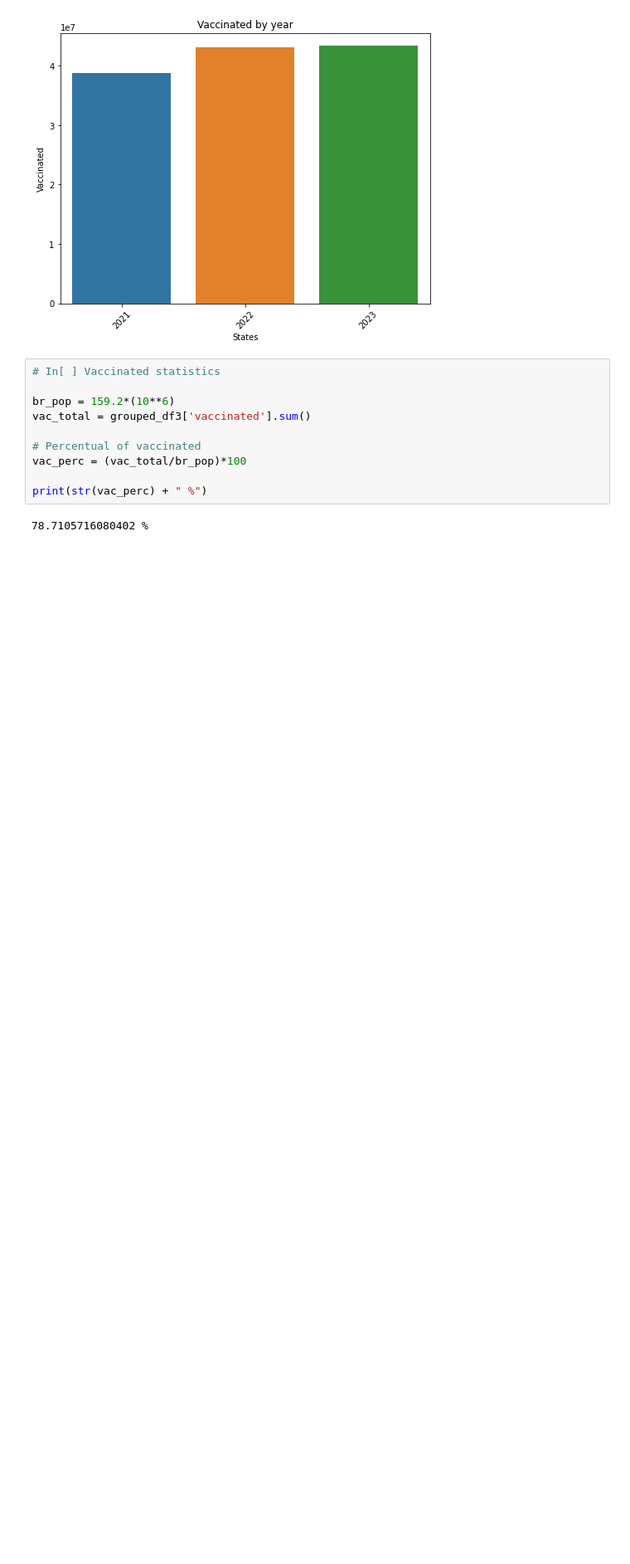
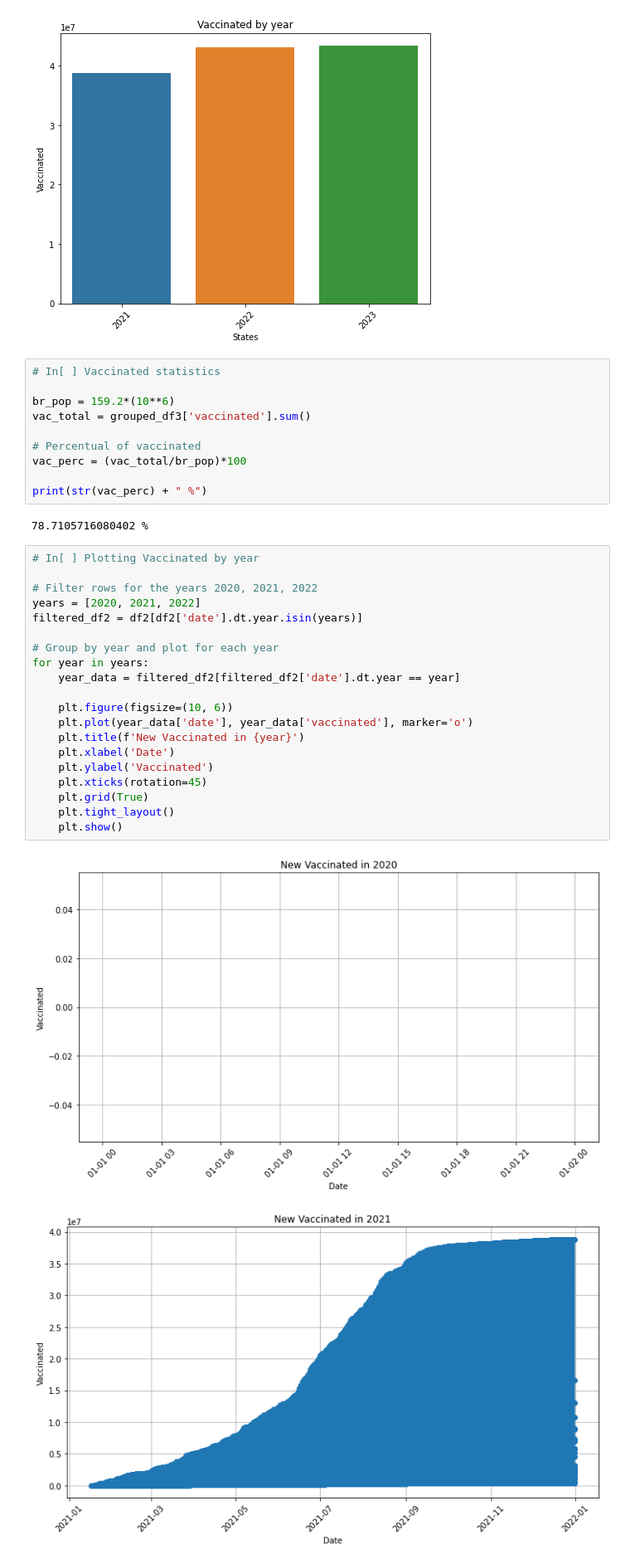
Before and after one commit to diguitarrista/Covid-Data-Analysis-Python, a Jupyter notebook: covid.ipynb, the cells around one changed output. Shown at 83% size. Saved outputs shown, nothing was run; the diff lists cells and outputs as text; blank space fills up the shorter version.

```diff
--- a/covid.ipynb
+++ b/covid.ipynb
@@ -527,3 +527,26 @@ vac_perc = (vac_total/br_pop)*100
 print(str(vac_perc) + " %")
 # %% [output]
 78.7105716080402 %
+# %%
+# In[ ] Plotting Vaccinated by year
+
+# Filter rows for the years 2020, 2021, 2022
+years = [2020, 2021, 2022]
+filtered_df2 = df2[df2['date'].dt.year.isin(years)]
+
+# Group by year and plot for each year
+for year in years:
+    year_data = filtered_df2[filtered_df2['date'].dt.year == year]
+
+    plt.figure(figsize=(10, 6))
+    plt.plot(year_data['date'], year_data['vaccinated'], marker='o')
+    plt.title(f'New Vaccinated in {year}')
+    plt.xlabel('Date')
+    plt.ylabel('Vaccinated')
+    plt.xticks(rotation=45)
+    plt.grid(True)
+    plt.tight_layout()
+    plt.show()
+# %% [output]
+[figure, added]
+[figure, added]
```
Also changed, not shown: parts of 1 cell of this notebook, 2 other files.
